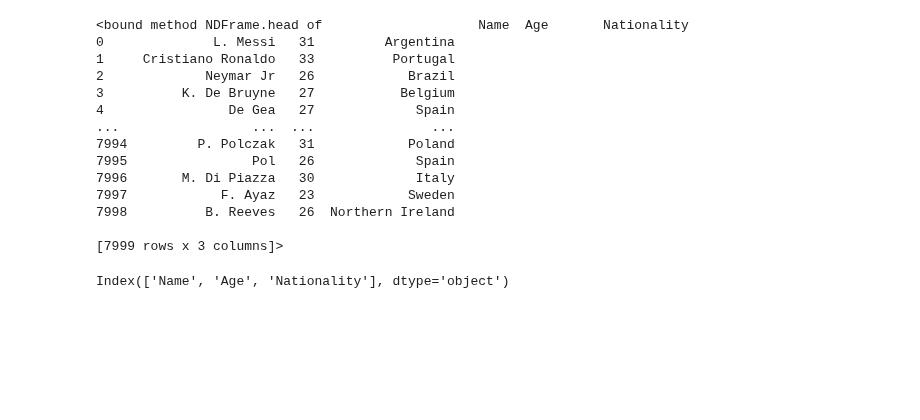
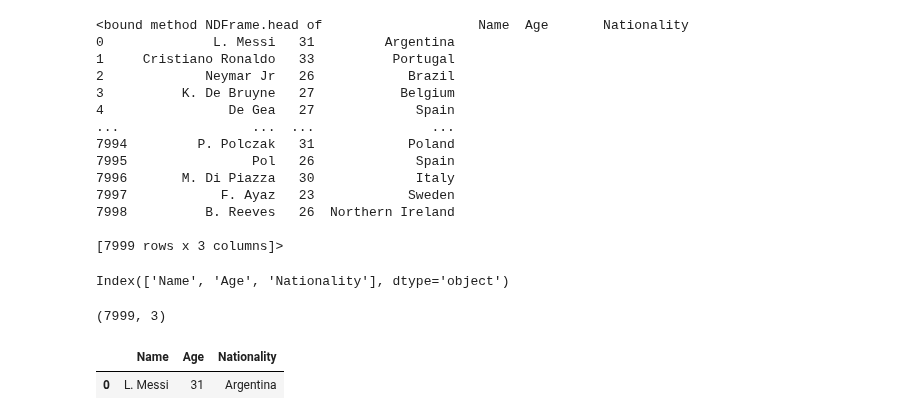
Before and after one commit to matiascabrejos/IA-Humai, a Jupyter notebook: repaso_2.ipynb, the cells around one changed output. Cells and saved outputs as stored; diff of their text form; code cells hidden in the pictures; blank space fills up the shorter version.

```diff
--- a/repaso_2.ipynb
+++ b/repaso_2.ipynb
@@ -291,3 +291,12 @@ df_filt.head
 df_filt.columns
 # %% [output]
 Index(['Name', 'Age', 'Nationality'], dtype='object')
+# %%
+df_filt.shape
+# %% [output]
+(7999, 3)
+# %%
+df_filt.query('Name == "L. Messi"')
+# %% [output]
+|  | Name | Age | Nationality |
+| 0 | L. Messi | 31 | Argentina |
```
Also changed, not shown: parts of 1 cell of this notebook.
